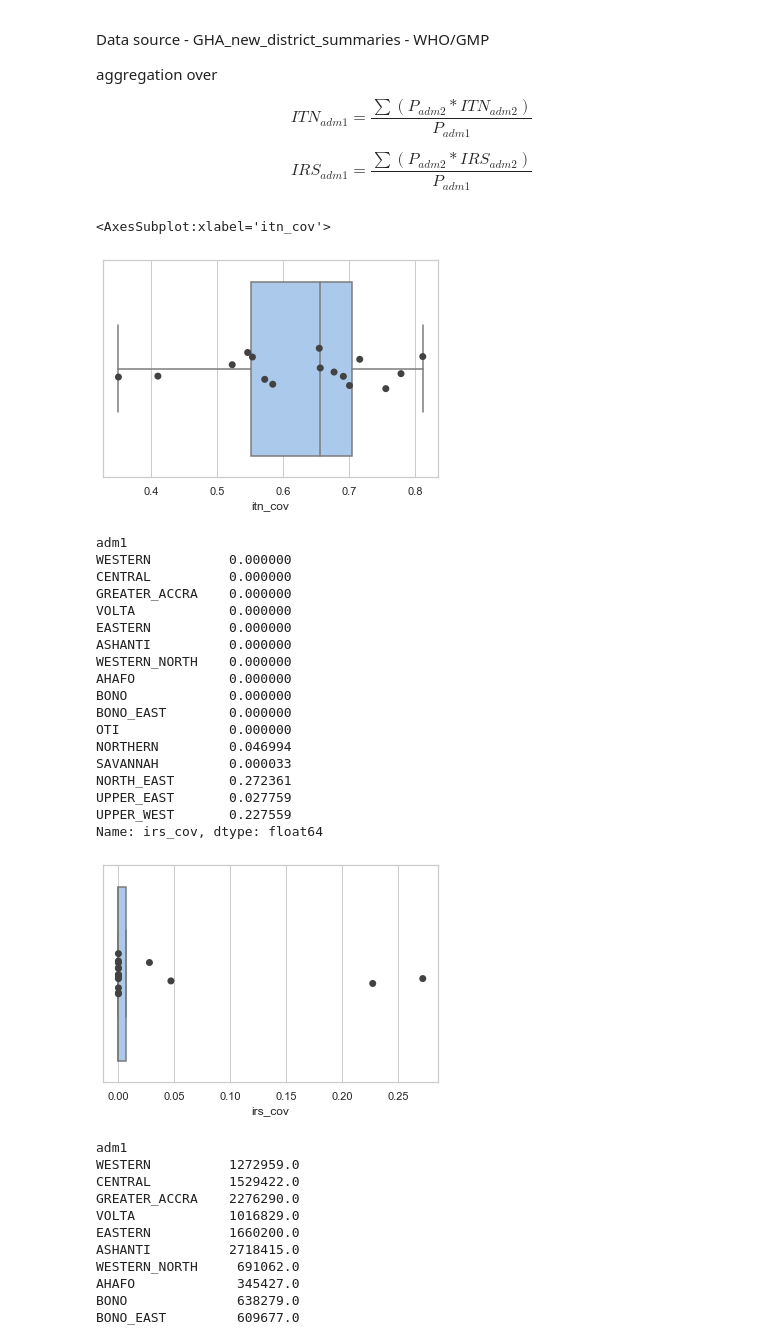
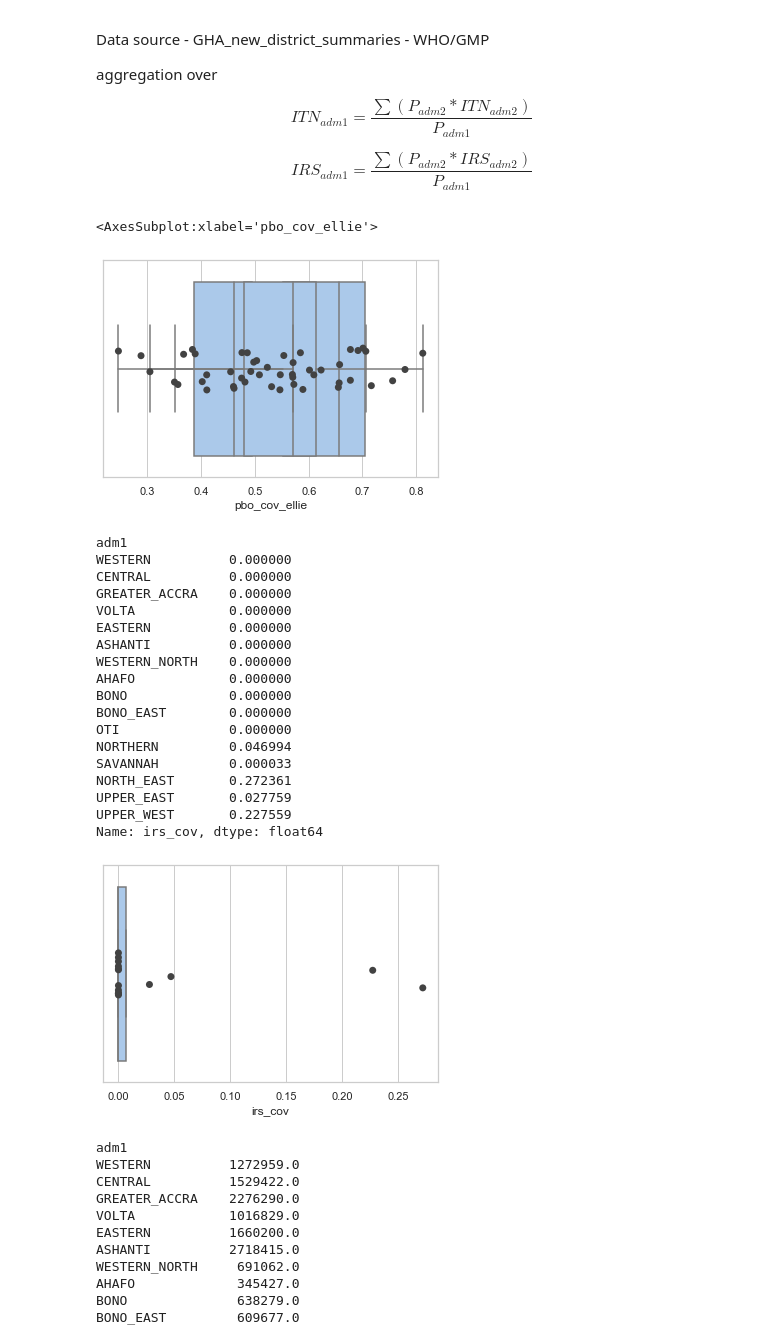
Before and after one commit to sepmein/mBench, a Jupyter notebook: scripts/GHA_data_preparation.ipynb, the cells around one changed output. Cells and saved outputs as stored; diff of their text form; code cells hidden in the pictures.

Commit message:
Added function for comparing ITN/PBO/GF/ELLIE

```diff
--- a/scripts/GHA_data_preparation.ipynb
+++ b/scripts/GHA_data_preparation.ipynb
@@ -679,33 +679,41 @@ gha["DY"] = 365
 # %%
 # gha_intervention = pd.read_stata('../Data/GHA/interventions/interventions.dta')
 intervention = pd.read_excel(
     io="/Users/sepmein/Dropbox/benchmarking/Data/GHA/MAP_District_Estimates/Maps_by_MAP_260districts/GHA_summaries/GHA_new_district_summaries.xlsx",
     sheet_name="district_summaries",
 )
 intervention = demographic.reformat.adm1_name(
     df=intervention, original_column_name="REGION", set_index=False
 )
 
 intervention = intervention.rename(columns={"DISTRICT": "adm2"})
 itn_coverage = intervention[["adm1", "adm2", "ITN_2018"]]
 itn_coverage = pd.merge(
     left=gha_adm2_population, right=itn_coverage, left_on="adm2", right_on="adm2"
 )
 
 itn_coverage = itn_coverage.drop(columns=["adm1_x"], axis=1)
 itn_coverage = itn_coverage.rename(columns={"adm1_y": "adm1"})
 itn_coverage["population_itn"] = itn_coverage["population"] * itn_coverage["ITN_2018"]
 itn_coverage_groupby_sum = itn_coverage.groupby(by="adm1").sum()
 itn_coverage_groupby_sum["itn_coverage"] = (
         itn_coverage_groupby_sum["population_itn"] / itn_coverage_groupby_sum["population"]
 )
 gha["itn_cov"] = itn_coverage_groupby_sum["itn_coverage"]
-gha["pbo_cov"] = gha['itn_cov'] * 2.17 / 3.09
+# global fund price data
+# itn 2.17
+# pbo 3.09
+gha["pbo_cov_gf"] = gha['itn_cov'] * 2.17 / 3.09
+gha['pbo_cov_ellie'] = gha['itn_cov'] * 2 / 2.3
 sns.stripplot(gha["itn_cov"], size=7, color=".26")
 sns.boxplot(gha["itn_cov"], showfliers=False)
+sns.stripplot(gha["pbo_cov_gf"], size=7, color=".26")
+sns.boxplot(gha["pbo_cov_gf"], showfliers=False)
+sns.stripplot(gha["pbo_cov_ellie"], size=7, color=".26")
+sns.boxplot(gha["pbo_cov_ellie"], showfliers=False)
 # %% [output]
-<AxesSubplot:xlabel='itn_cov'>
+<AxesSubplot:xlabel='pbo_cov_ellie'>
-[figure, old version]
+[figure, new version]
 # %%
 irs_coverage = intervention[["adm1", "adm2", "IRS_2018"]]
 irs_coverage = pd.merge(
@@ -742,7 +750,7 @@ NORTH_EAST       0.272361
 UPPER_EAST       0.027759
 UPPER_WEST       0.227559
 Name: irs_cov, dtype: float64
-[figure, old version]
+[figure, new version]
 # %%
 # ITN distributed
 gha_intervention_data_excel = pd.read_excel(
```
Also changed, not shown: parts of 15 cells of this notebook, 1 other file.
